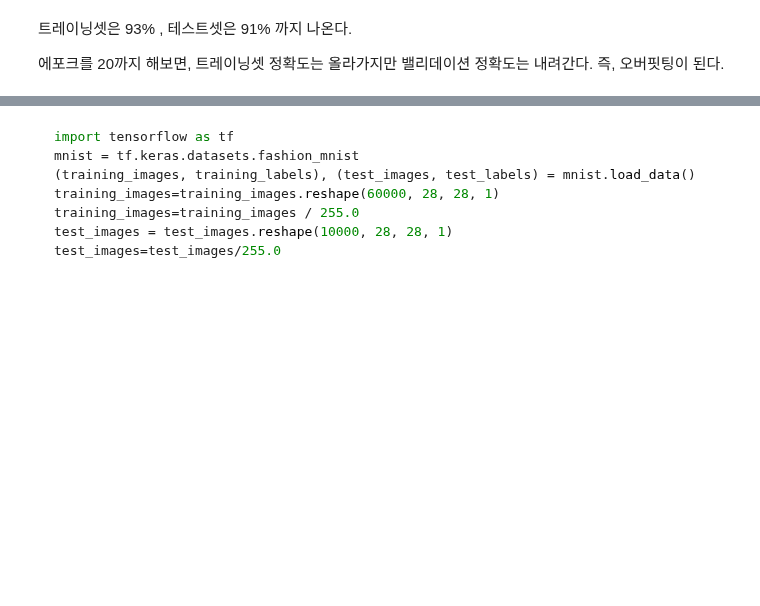
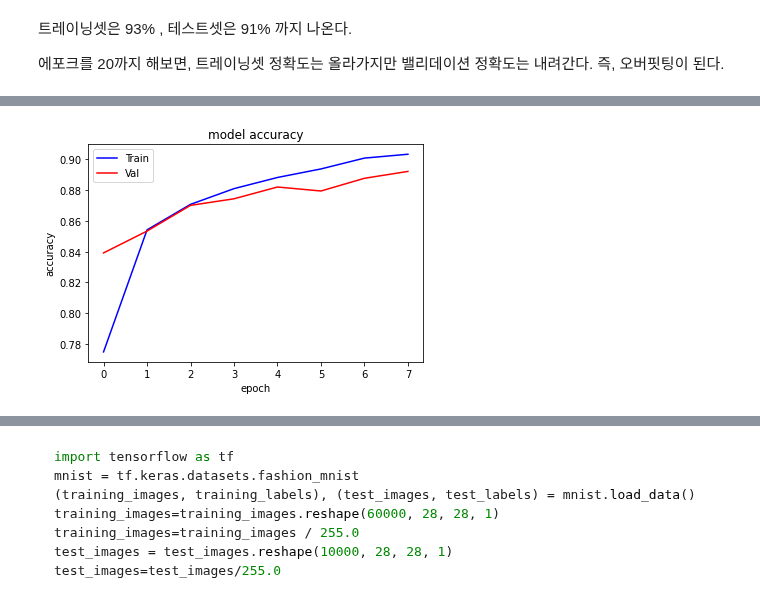
Before and after one commit to terrificmn/codingClass, a Jupyter notebook: data-vision-school/day14/25_강의_Convolution.ipynb, the cells around one changed output, grey strips where cells are left out. Cells and saved outputs as stored; diff of their text form; code cells hidden in the pictures; blank space fills up the shorter version.

```diff
--- a/data-vision-school/day14/25_강의_Convolution.ipynb
+++ b/data-vision-school/day14/25_강의_Convolution.ipynb
@@ -211,0 +272,10 @@ test_loss, test_accuracy = model.evaluate(X_test, y_test)
+# %%
+plt.plot(model_hist.history['accuracy'], color = 'b')
+plt.plot(model_hist.history['val_accuracy'], color ='r')
+plt.title('model accuracy')
+plt.xlabel('epoch')
+plt.ylabel('accuracy')
+plt.legend(['Train', 'Val']) #Val은 training셋에서 자체 25%테스트 한 것
+plt.show()
+# %% [output]
+[figure, added]
```
Also changed, not shown: parts of 29 cells of this notebook, 2 other files.
